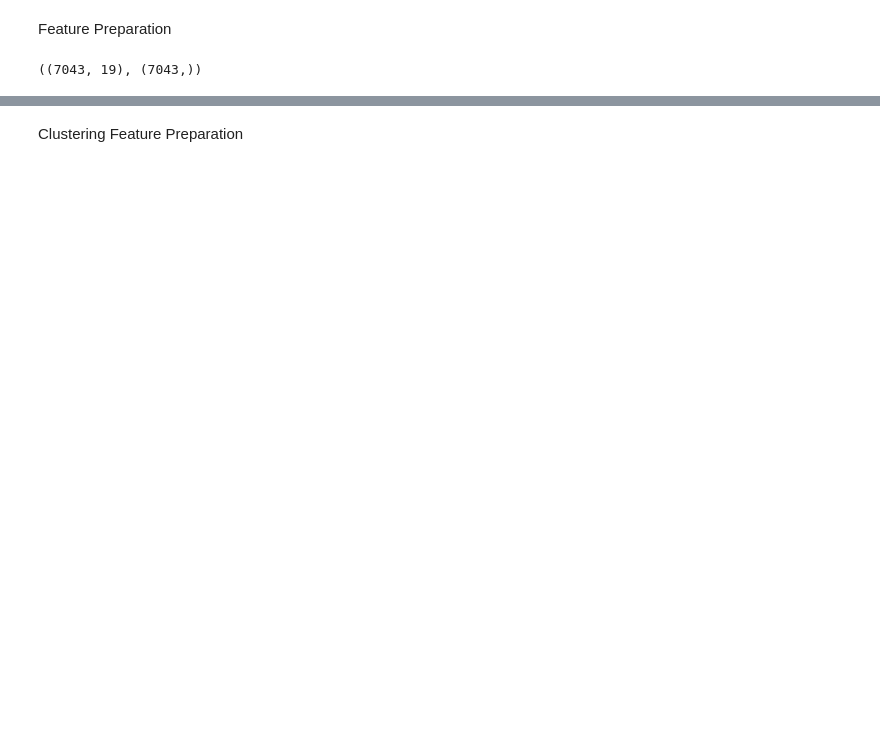
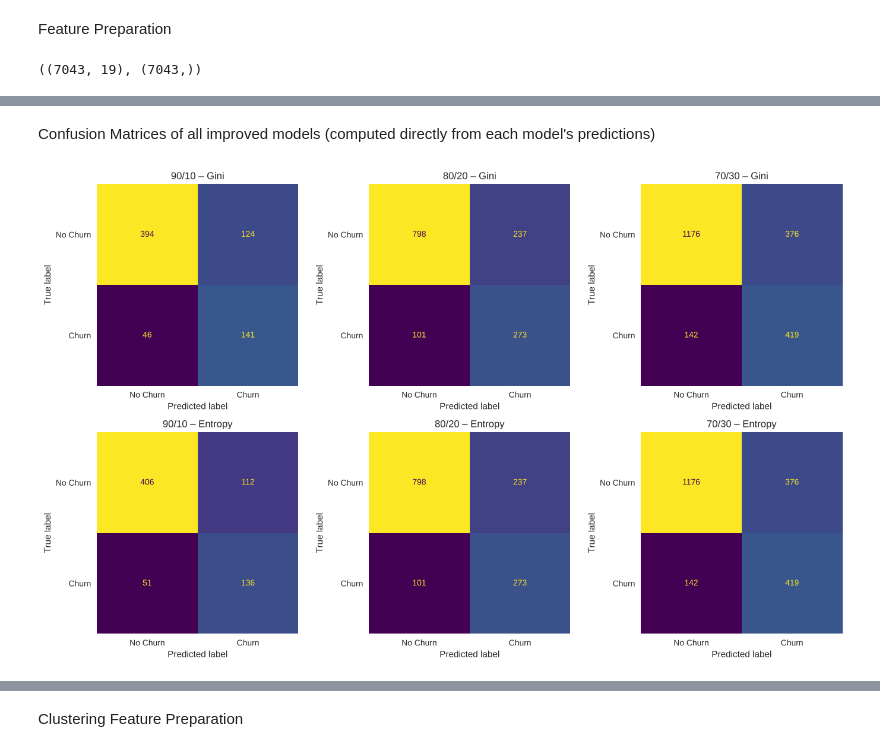
Before and after one commit to najla-alhusaini/it326-telco-churn, a Jupyter notebook: Reports/Phase3.ipynb, the cells around one changed output, grey strips where cells are left out. Saved outputs shown, nothing was run; the diff lists cells and outputs as text; code cells hidden in the pictures; blank space fills up the shorter version.

```diff
--- a/Reports/Phase3.ipynb
+++ b/Reports/Phase3.ipynb
@@ -1118,0 +1167,13 @@ dtype: object
+# %% [markdown]
+Confusion Matrices of all improved models (computed directly from each model's predictions)
+# %%
+fig, axes = plt.subplots(2, 3, figsize=(14, 8.5))
+for ax, ((split_name, crit), (model, X_te, y_te)) in zip(axes.T.flatten(), fitted.items()):
+    ConfusionMatrixDisplay.from_estimator(model, X_te, y_te, display_labels=["No Churn", "Churn"],
+                                          cmap="viridis", colorbar=False, ax=ax)
+    ax.set_title(f"{split_name} – {crit.capitalize()}")
+    ax.grid(False)
+plt.tight_layout()
+plt.show()
+# %% [output]
+[figure, added]
```
Also changed, not shown: parts of 67 cells of this notebook, 2 other files.
